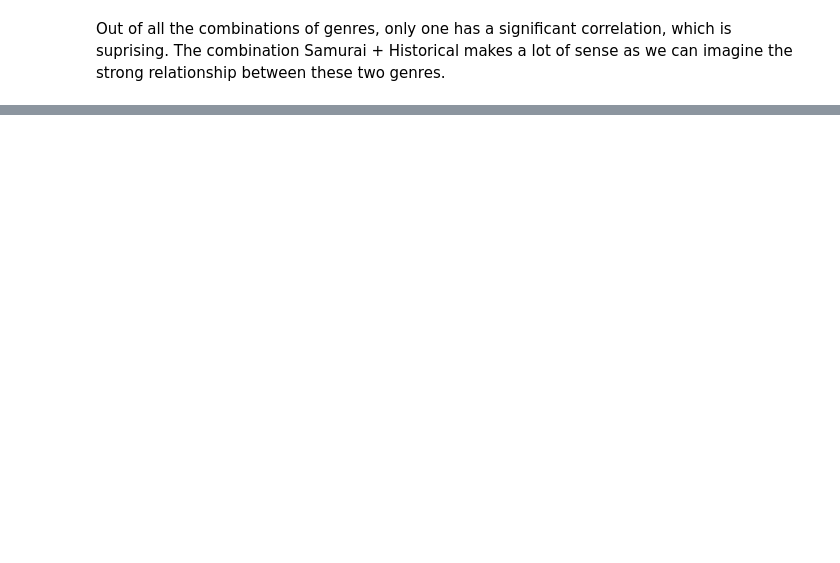
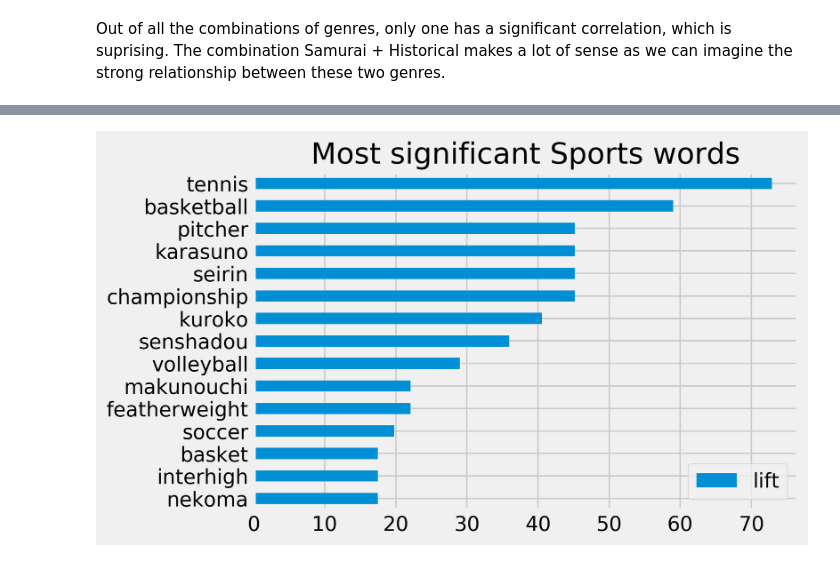
Before and after one commit to MaximeBastion/Anime_Classifier_Bayes, a Jupyter notebook: Anime_Classifier_Bayes.ipynb, the cells around one changed output, grey strips where cells are left out. Saved outputs shown, nothing was run; the diff lists cells and outputs as text; code cells hidden in the pictures; blank space fills up the shorter version.

```diff
--- a/Anime_Classifier_Bayes.ipynb
+++ b/Anime_Classifier_Bayes.ipynb
@@ -939,0 +1023,28 @@ corr_heatmap(genre_relationships)
+# %%
+# In order to exclude words that have a high lift because of mutliple occurences in a single synopsis,
+#we start by computing the amount of animes that feature at least once each word
+def get_word_occurences_singleton():
+    output_df = pd.DataFrame(columns = [])
+    for w in vocabulary:
+        output_df[w] = training_set_clean[w].apply(lambda n: False if n == 0 else True)
+    return output_df.sum().rename("occurences_singleton")
+
+def plot_best_words_of_genre(g):
+    # Creating of a DataFrame allowing us to compute the lift of words
+    genre_words = pd.Series(parameters[g], name = "p_word_given_" + g)
+    not_genre_words = pd.Series(parameters_no[g], name = "p_word_given_not_" + g)
+    genre_words_df = pd.concat([genre_words, not_genre_words, word_occurences_singleton], axis = 1, sort = False)
+    genre_words_df["lift"] = (genre_words_df["p_word_given_" + g] - genre_words_df["p_word_given_not_" + g]) / genre_words_df["p_word_given_not_" + g]
+
+    # Excluding words that appear in less than 1% of animes of this genre
+    min_occurences = training_set_clean[g].sum() * .01
+    common_words = genre_words_df[genre_words_df["occurences_singleton"] >= min_occurences]
+
+    # Horizontal bar plot of the 15 words with the highest lift
+    common_words.sort_values(by = "lift", ascending = False).head(15).sort_values("lift")[["lift"]].plot.barh(title = "Most significant " + g + " words")
+
+word_occurences_singleton = get_word_occurences_singleton()
+# %%
+plot_best_words_of_genre("Sports")
+# %% [output]
+[figure, added]
```
Also changed, not shown: parts of 40 cells of this notebook.
